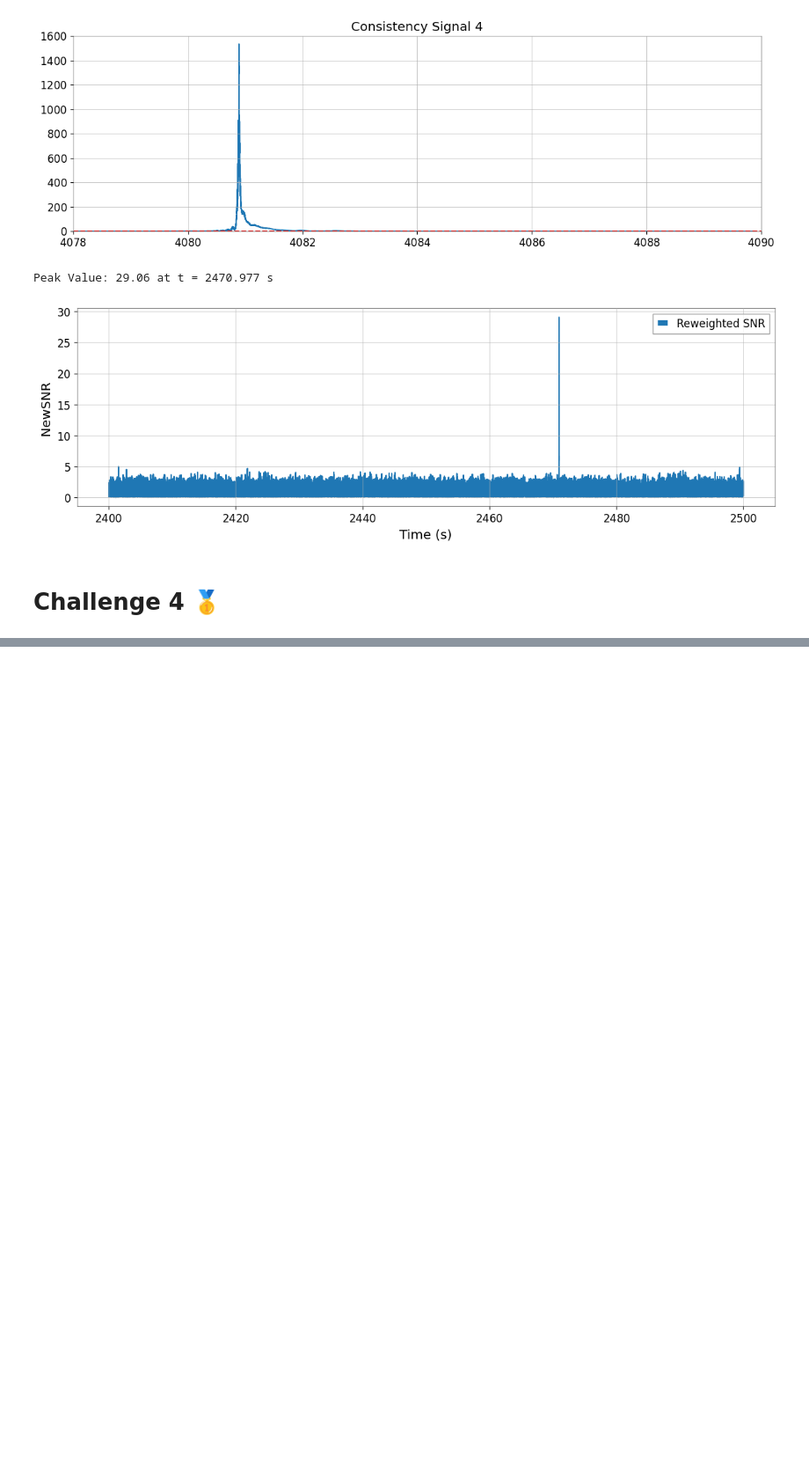
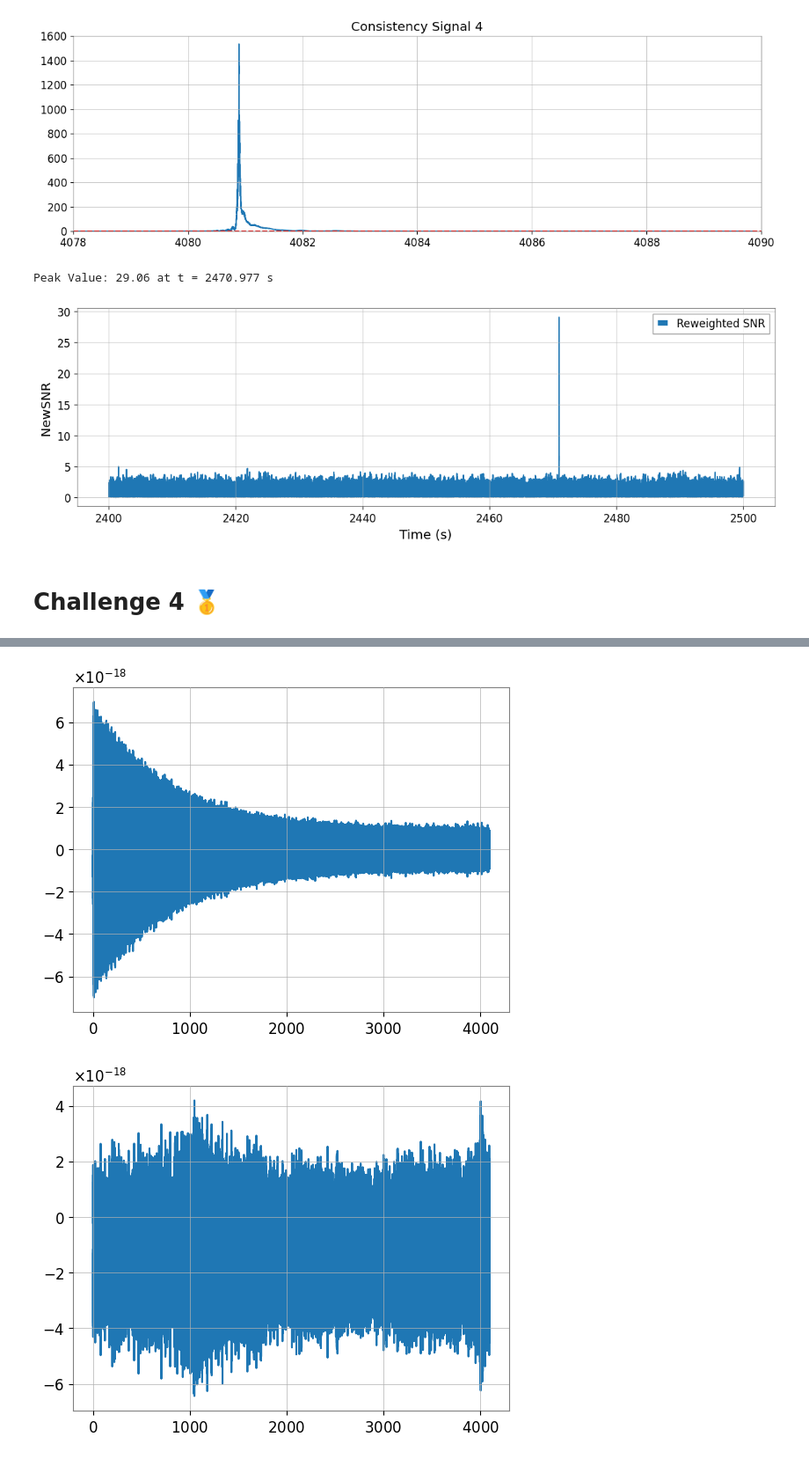
Before and after one commit to MrBenjaminHolmes/Gravitational-Waves, a Jupyter notebook: GWChallenges.ipynb, the cells around one changed output, grey strips where cells are left out. Shown at 88% size. Cells and saved outputs as stored; diff of their text form; code cells hidden in the pictures; blank space fills up the shorter version.

```diff
--- a/GWChallenges.ipynb
+++ b/GWChallenges.ipynb
@@ -352,0 +386,6 @@ Peak Value: 29.06 at t = 2470.977 s
+# %%
+h1 = read_frame('challenge3.gwf', 'H1:CHALLENGE3')
+l1 = read_frame('challenge3.gwf', 'L1:CHALLENGE3')
+# %% [output]
+[figure, added]
+[figure, added]
```
Also changed, not shown: parts of 3 cells of this notebook.
